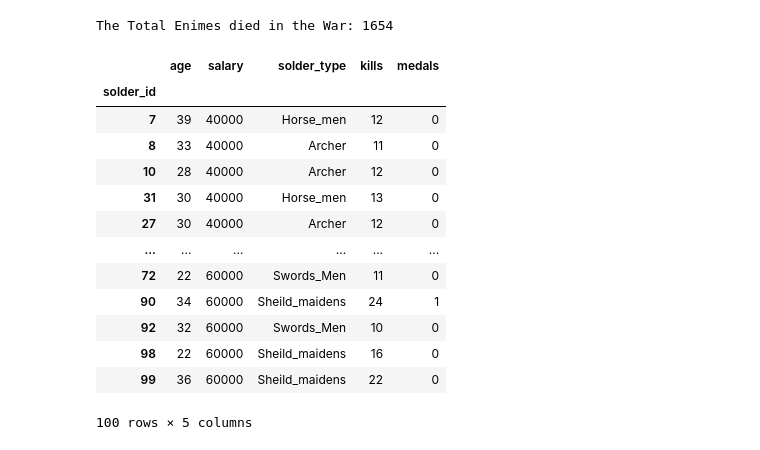
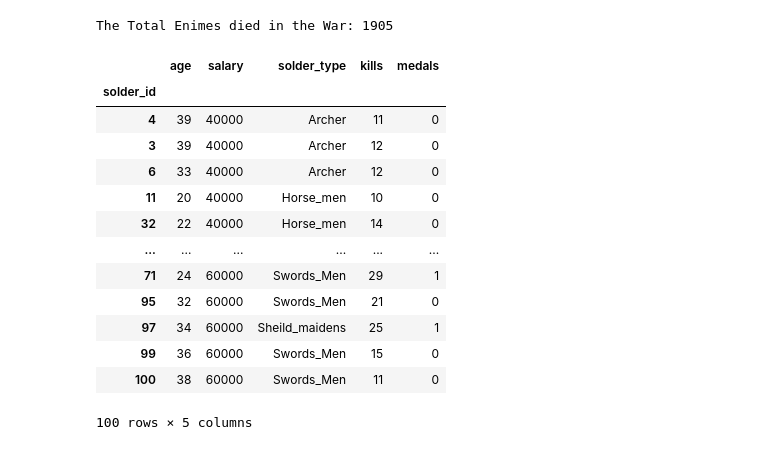
Before and after one commit to Thoyzvamsi/_Machine_Learning, a Jupyter notebook: DataCleaning/Data_cleaning2_0.ipynb, the cells around one changed output. Drawn from its saved outputs; the diff is of its cells as text; code cells hidden in the pictures.

```diff
--- a/DataCleaning/Data_cleaning2_0.ipynb
+++ b/DataCleaning/Data_cleaning2_0.ipynb
@@ -10,7 +10,7 @@ cadit_id = np.arange(1,n+1)
 age = np.random.randint(20,40,size=n)
 salary = np.random.randint(25000,70000,size=n)
 type_of_solder = np.random.choice(["Swords_Men","Archer","Horse_men","Sheild_maidens"],size=n)
-kills = np.random.randint(10,25,size=n)
+kills = np.random.randint(10,30,size=n)
 medals = 0
 # %%
 #Achiles Decided to make a Data Frame to give them salaries in an organized way
@@ -27,39 +27,38 @@ army = army.set_index("solder_id")
 # %%
 #There is a problem arising in the army,Swords men and shield madiens started asking more money because
 #the have more risk of death
 army
 #so our hero decided to give salaries according to the Type
 #S M = 60000 , SH M = 60000 , ar = 45000 ,H M = 45000
 army.loc[(army["solder_type"] == "Swords_Men"),"salary"] = 60000
 army.loc[(army["solder_type"] == "Sheild_maidens"),"salary"] = 60000
 army.loc[(army["solder_type"] == "Horse_men"),"salary"] = 40000
 army.loc[(army["solder_type"] == "Archer"),"salary"] = 40000
 
 #After the firt incident,solders who did more kills asking More salary So achilles decided to increase
 #there salary according kills
 army.loc[(army["salary"]<=40000)&(army["kills"]>=15),"salary"] = 55000
 army.loc[(army["salary"]<=40000)&(army["kills"]>=20),"salary"] = 65000
-army.head(10)
 
 #After salary issues were fixed the king wants to appricate the people who did more than 23 kills
 #so wants to honourable medel
 army.loc[army["kills"]>=23,"medals"] = army["medals"] + 1
 print("The Total Enimes died in the War:",sum(army["kills"]))
 
 army.sort_values(by="salary",ascending=True)
 # %% [output]
-The Total Enimes died in the War: 1654
+The Total Enimes died in the War: 1905
 |  | age | salary | solder_type | kills | medals |
 | solder_id |  |  |  |  |  |
-| 7 | 39 | 40000 | Horse_men | 12 | 0 |
-| 8 | 33 | 40000 | Archer | 11 | 0 |
-| 10 | 28 | 40000 | Archer | 12 | 0 |
-| 31 | 30 | 40000 | Horse_men | 13 | 0 |
-| 27 | 30 | 40000 | Archer | 12 | 0 |
+| 4 | 39 | 40000 | Archer | 11 | 0 |
+| 3 | 39 | 40000 | Archer | 12 | 0 |
+| 6 | 33 | 40000 | Archer | 12 | 0 |
+| 11 | 20 | 40000 | Horse_men | 10 | 0 |
+| 32 | 22 | 40000 | Horse_men | 14 | 0 |
 | ... | ... | ... | ... | ... | ... |
-| 72 | 22 | 60000 | Swords_Men | 11 | 0 |
-| 90 | 34 | 60000 | Sheild_maidens | 24 | 1 |
-| 92 | 32 | 60000 | Swords_Men | 10 | 0 |
-| 98 | 22 | 60000 | Sheild_maidens | 16 | 0 |
-| 99 | 36 | 60000 | Sheild_maidens | 22 | 0 |
+| 71 | 24 | 60000 | Swords_Men | 29 | 1 |
+| 95 | 32 | 60000 | Swords_Men | 21 | 0 |
+| 97 | 34 | 60000 | Sheild_maidens | 25 | 1 |
+| 99 | 36 | 60000 | Swords_Men | 15 | 0 |
+| 100 | 38 | 60000 | Swords_Men | 11 | 0 |
 100 rows × 5 columns
```
Also changed, not shown: parts of 2 cells of this notebook, 2 other files.
